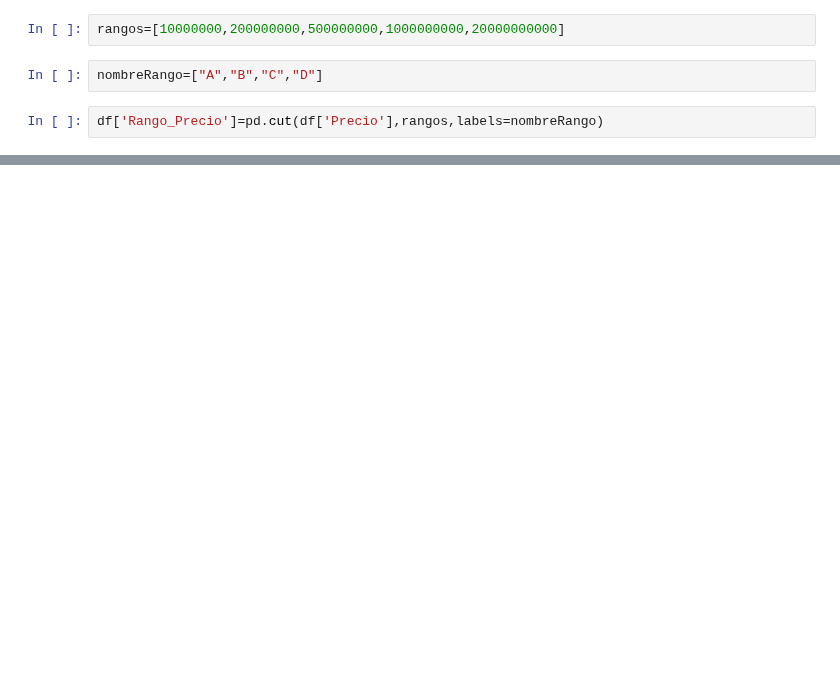
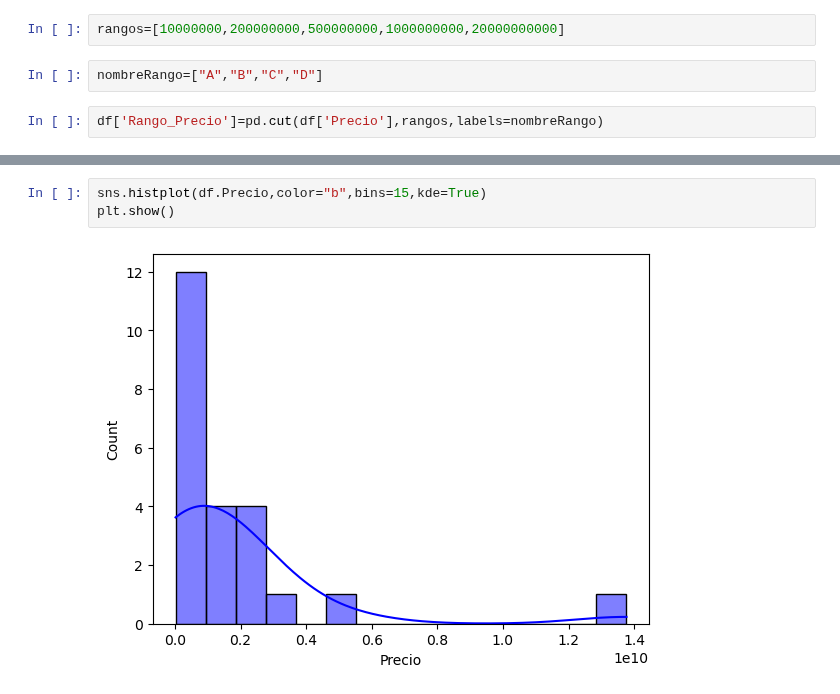
Before and after one commit to Edwardcm07/Analisis_de_datos_ejercicio_AA3-EV03, a Jupyter notebook: AA3-EV02.ipynb, the cells around one changed output, grey strips where cells are left out. Drawn from its saved outputs; the diff is of its cells as text; blank space fills up the shorter version.

```diff
--- a/AA3-EV02.ipynb
+++ b/AA3-EV02.ipynb
@@ -137,0 +150,5 @@ df.head()
+# %%
+sns.histplot(df.Precio,color="b",bins=15,kde=True)
+plt.show()
+# %% [output]
+[figure, added]
```
Also changed, not shown: parts of 16 cells of this notebook.
